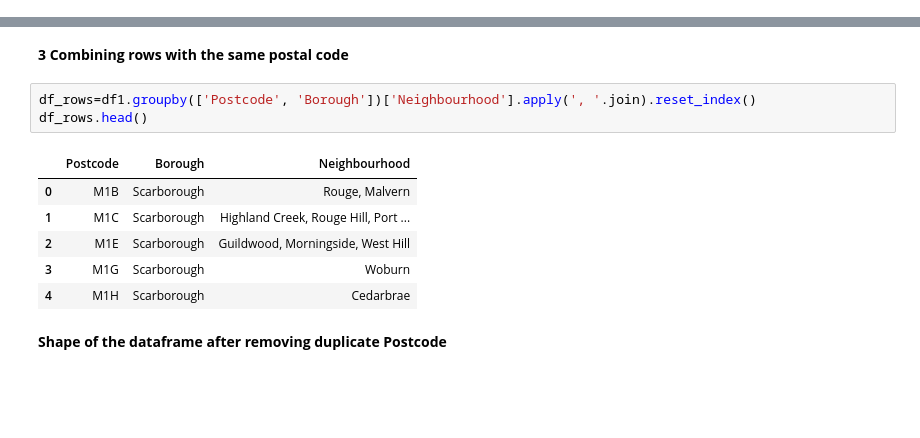
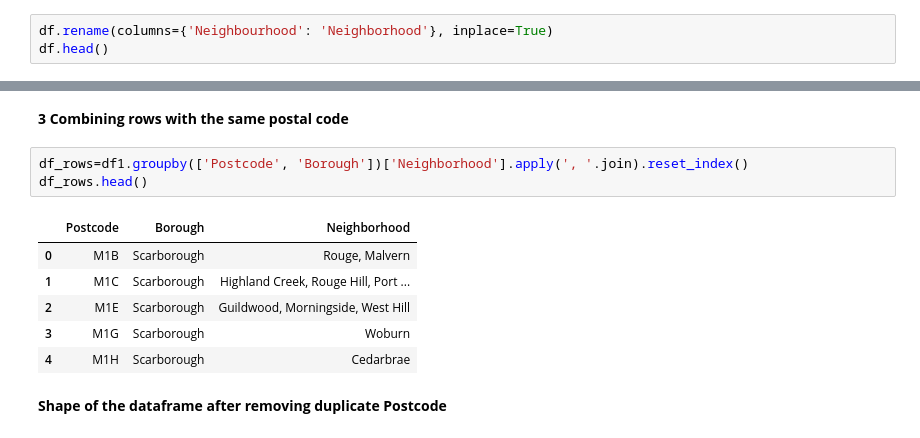
Before and after one commit to aparnarepo/Coursera_Capstone, a Jupyter notebook: torontopincodes.ipynb, the cells around one changed output, grey strips where cells are left out. Cells and saved outputs as stored; diff of their text form; blank space fills up the shorter version.

```diff
--- a/torontopincodes.ipynb
+++ b/torontopincodes.ipynb
@@ -32,3 +32,6 @@ df.head()
 | 2 | M3A | North York | Parkwoods |
 | 3 | M4A | North York | Victoria Village |
 | 4 | M5A | Downtown Toronto | Harbourfront |
+# %%
+df.rename(columns={'Neighbourhood': 'Neighborhood'}, inplace=True)
+df.head()
@@ -59,10 +69,10 @@ df1.shape
 # %% [markdown]
 **3 Combining rows with the same postal code**
 # %%
-df_rows=df1.groupby(['Postcode', 'Borough'])['Neighbourhood'].apply(', '.join).reset_index()
+df_rows=df1.groupby(['Postcode', 'Borough'])['Neighborhood'].apply(', '.join).reset_index()
 df_rows.head()
 # %% [output]
-|  | Postcode | Borough | Neighbourhood |
+|  | Postcode | Borough | Neighborhood |
 | 0 | M1B | Scarborough | Rouge, Malvern |
 | 1 | M1C | Scarborough | Highland Creek, Rouge Hill, Port ... |
 | 2 | M1E | Scarborough | Guildwood, Morningside, West Hill |
```
Also changed, not shown: parts of 37 cells of this notebook.
